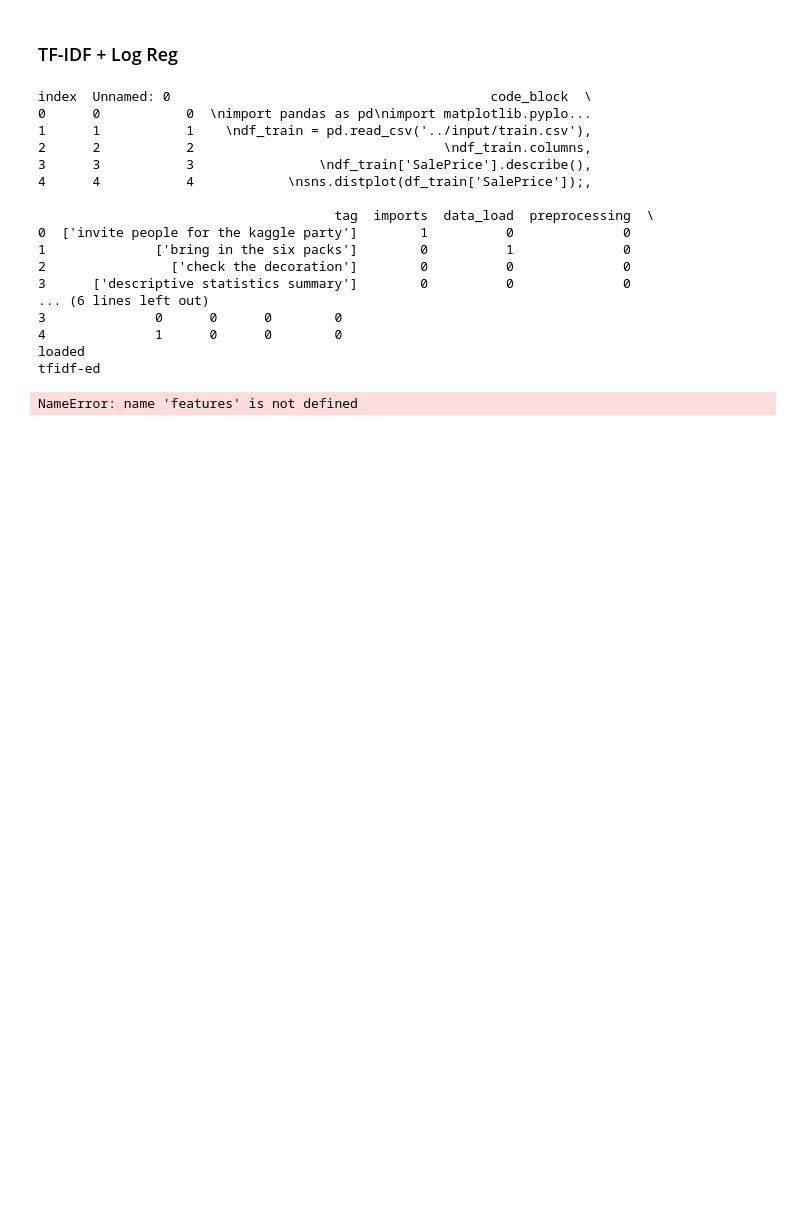
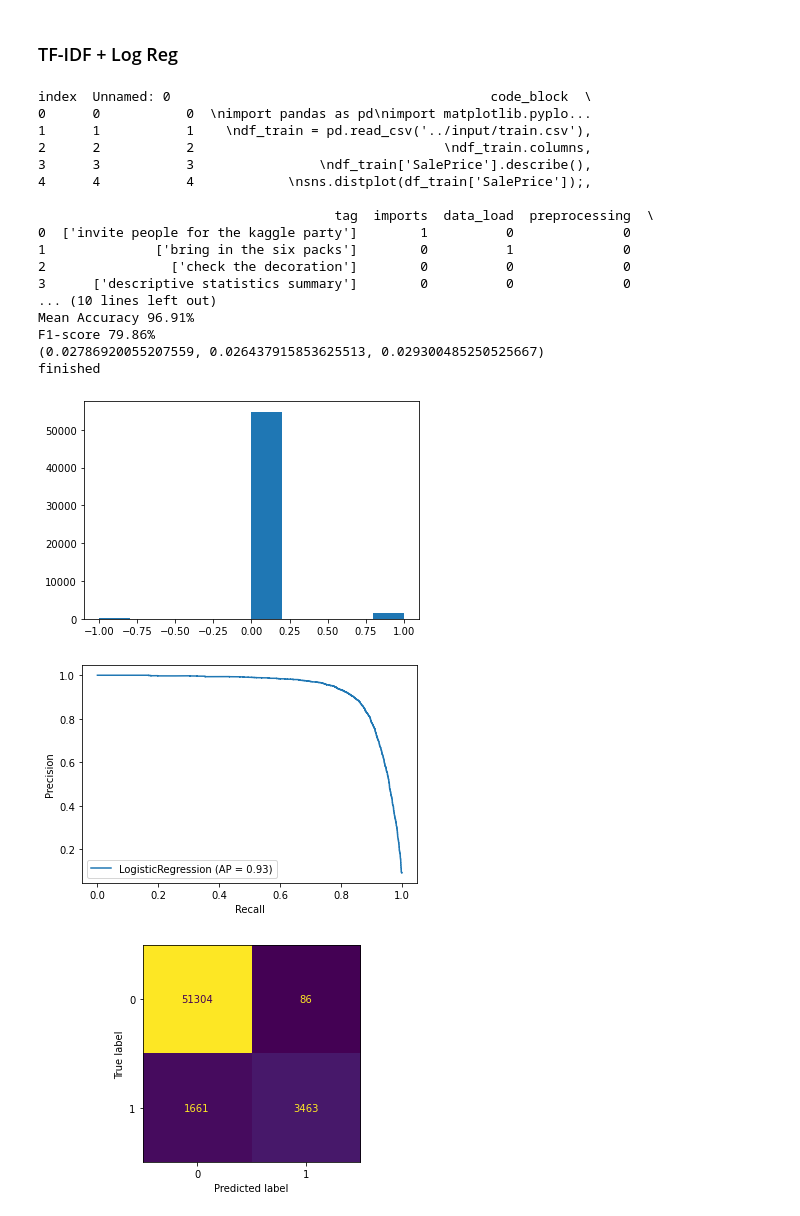
Before and after one commit to whatevernevermindbro/source_code_classification, a Jupyter notebook: logreg_classifier.ipynb, the cells around one changed output. Drawn from its saved outputs; the diff is of its cells as text; code cells hidden in the pictures; blank space fills up the shorter version.

Commit message:
SVM Validation, graph_v2, chunk_size == 15

```diff
--- a/logreg_classifier.ipynb
+++ b/logreg_classifier.ipynb
@@ -105,40 +105,42 @@ if __name__ == '__main__':
     df, code_blocks = load_corpus(DATASET_PATH, CODE_COLUMN)
     nrows = df.shape[0]
     print("loaded")
     tfidf_params = {'min_df': 5
                     , 'max_df': 0.3
                     , 'smooth_idf': True}
     data_meta = {'DATASET_PATH': DATASET_PATH
                 ,'nrows': nrows
                 ,'label': TAG_TO_PREDICT
-                ,'model': 'Logistic Regression'}
+                ,'model': MODEL_DIR}
     print("tfidf-ed")
     with dagshub.dagshub_logger() as logger:
         metrics = logreg_evaluate(df, code_blocks, TAG_TO_PREDICT)
         # metrics = get_predictions(features, df[TAG_TO_PREDICT], TAG_TO_PREDICT, MODEL_DIR)
         logger.log_hyperparams(data_meta)
         logger.log_hyperparams(tfidf_params)
         logger.log_metrics(metrics)
     print("finished")
 # %% [output]
 index  Unnamed: 0                                         code_block  \
 0      0           0  \nimport pandas as pd\nimport matplotlib.pyplo...
 1      1           1    \ndf_train = pd.read_csv('../input/train.csv'),
 2      2           2                                \ndf_train.columns,
 3      3           3                \ndf_train['SalePrice'].describe(),
 4      4           4            \nsns.distplot(df_train['SalePrice']);,
 
                                       tag  imports  data_load  preprocessing  \
 0  ['invite people for the kaggle party']        1          0              0
 1              ['bring in the six packs']        0          1              0
 2                ['check the decoration']        0          0              0
 3      ['descriptive statistics summary']        0          0              0
-... (6 lines left out)
-3              0      0      0        0
-4              1      0      0        0
-loaded
-tfidf-ed
+... (10 lines left out)
+Mean Accuracy 96.91%
+F1-score 79.86%
+(0.02786920055207559, 0.026437915853625513, 0.029300485250525667)
+finished
-NameError: name 'features' is not defined
+[figure, added]
+[figure, added]
+[figure, added]
 # %%
 # if __name__ == '__main__':
 #     all_metrics = []
```
Also changed, not shown: 2 other files.
